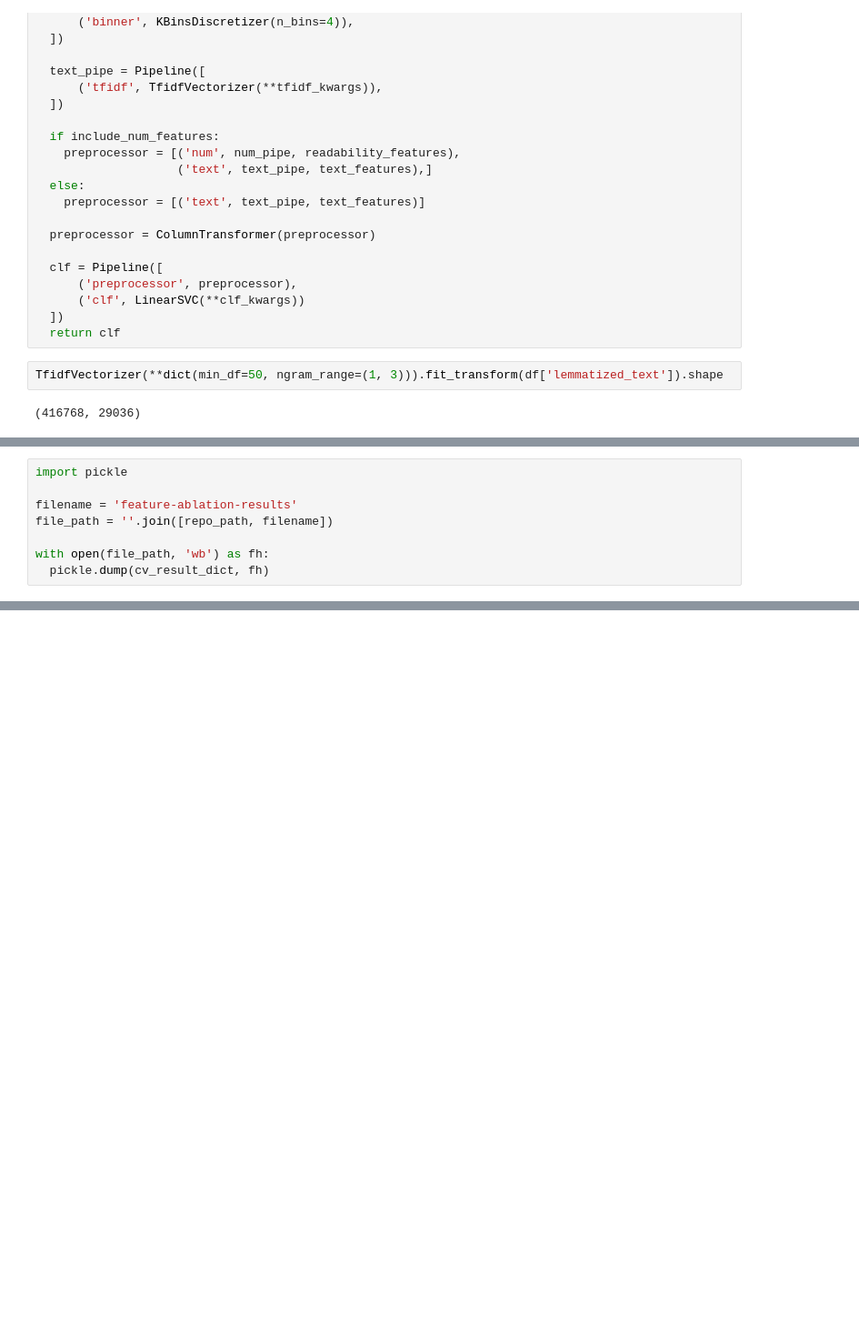
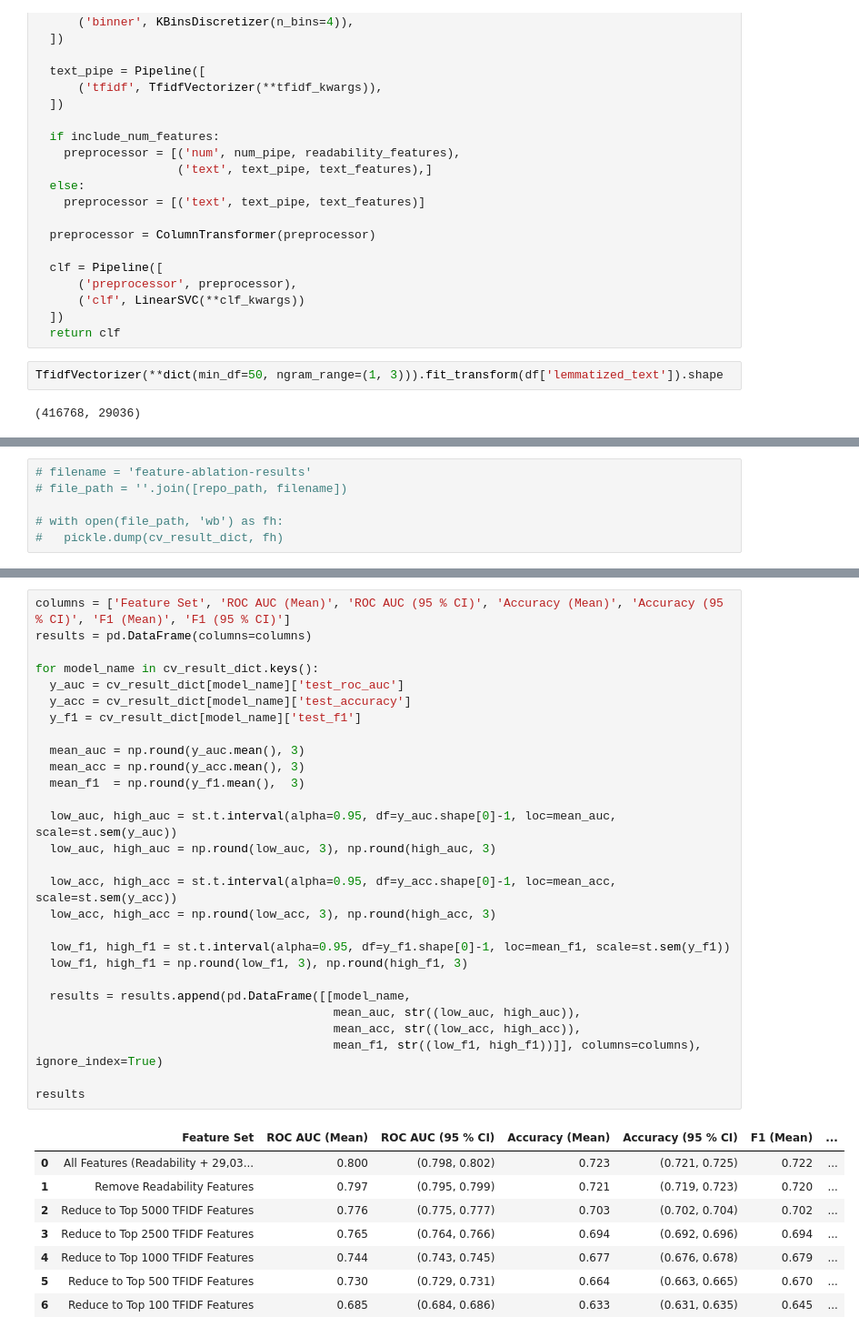
Before and after one commit to Tstrebe2/predicting-text-difficulty, a Jupyter notebook: notebooks/supervised-learning/feature-ablation.ipynb, the cells around one changed output, grey strips where cells are left out. Shown at 91% size. Saved outputs shown, nothing was run; the diff lists cells and outputs as text; blank space fills up the shorter version.

```diff
--- a/notebooks/supervised-learning/feature-ablation.ipynb
+++ b/notebooks/supervised-learning/feature-ablation.ipynb
@@ -126,11 +129,9 @@ def get_feature_ablation_results():
 
 cv_result_dict = get_feature_ablation_results()
 # %%
-import pickle
+# filename = 'feature-ablation-results'
+# file_path = ''.join([repo_path, filename])
 
-filename = 'feature-ablation-results'
-file_path = ''.join([repo_path, filename])
-
-with open(file_path, 'wb') as fh:
-  pickle.dump(cv_result_dict, fh)
+# with open(file_path, 'wb') as fh:
+#   pickle.dump(cv_result_dict, fh)
 # %%
@@ -138,0 +161,37 @@ with open(file_path, 'rb') as fh:
+# %%
+columns = ['Feature Set', 'ROC AUC (Mean)', 'ROC AUC (95 % CI)', 'Accuracy (Mean)', 'Accuracy (95 % CI)', 'F1 (Mean)', 'F1 (95 % CI)']
+results = pd.DataFrame(columns=columns)
+
+for model_name in cv_result_dict.keys():
+  y_auc = cv_result_dict[model_name]['test_roc_auc']
+  y_acc = cv_result_dict[model_name]['test_accuracy']
+  y_f1 = cv_result_dict[model_name]['test_f1']
+
+  mean_auc = np.round(y_auc.mean(), 3)
+  mean_acc = np.round(y_acc.mean(), 3)
+  mean_f1  = np.round(y_f1.mean(),  3)
+
+  low_auc, high_auc = st.t.interval(alpha=0.95, df=y_auc.shape[0]-1, loc=mean_auc, scale=st.sem(y_auc))
+  low_auc, high_auc = np.round(low_auc, 3), np.round(high_auc, 3)
+
+  low_acc, high_acc = st.t.interval(alpha=0.95, df=y_acc.shape[0]-1, loc=mean_acc, scale=st.sem(y_acc))
+  low_acc, high_acc = np.round(low_acc, 3), np.round(high_acc, 3)
+
+  low_f1, high_f1 = st.t.interval(alpha=0.95, df=y_f1.shape[0]-1, loc=mean_f1, scale=st.sem(y_f1))
+  low_f1, high_f1 = np.round(low_f1, 3), np.round(high_f1, 3)
+
+  results = results.append(pd.DataFrame([[model_name,
+                                          mean_auc, str((low_auc, high_auc)),
+                                          mean_acc, str((low_acc, high_acc)),
+                                          mean_f1, str((low_f1, high_f1))]], columns=columns), ignore_index=True)
+
+results
+# %% [output]
+|  | Feature Set | ROC AUC (Mean) | ROC AUC (95 % CI) | Accuracy (Mean) | Accuracy (95 % CI) | F1 (Mean) | ... |
+| 0 | All Features (Readability + 29,03... | 0.800 | (0.798, 0.802) | 0.723 | (0.721, 0.725) | 0.722 | ... |
+| 1 | Remove Readability Features | 0.797 | (0.795, 0.799) | 0.721 | (0.719, 0.723) | 0.720 | ... |
+| 2 | Reduce to Top 5000 TFIDF Features | 0.776 | (0.775, 0.777) | 0.703 | (0.702, 0.704) | 0.702 | ... |
+| 3 | Reduce to Top 2500 TFIDF Features | 0.765 | (0.764, 0.766) | 0.694 | (0.692, 0.696) | 0.694 | ... |
+| 4 | Reduce to Top 1000 TFIDF Features | 0.744 | (0.743, 0.745) | 0.677 | (0.676, 0.678) | 0.679 | ... |
+| 5 | Reduce to Top 500 TFIDF Features | 0.730 | (0.729, 0.731) | 0.664 | (0.663, 0.665) | 0.670 | ... |
+| 6 | Reduce to Top 100 TFIDF Features | 0.685 | (0.684, 0.686) | 0.633 | (0.631, 0.635) | 0.645 | ... |
```
Also changed, not shown: parts of 10 cells of this notebook.
